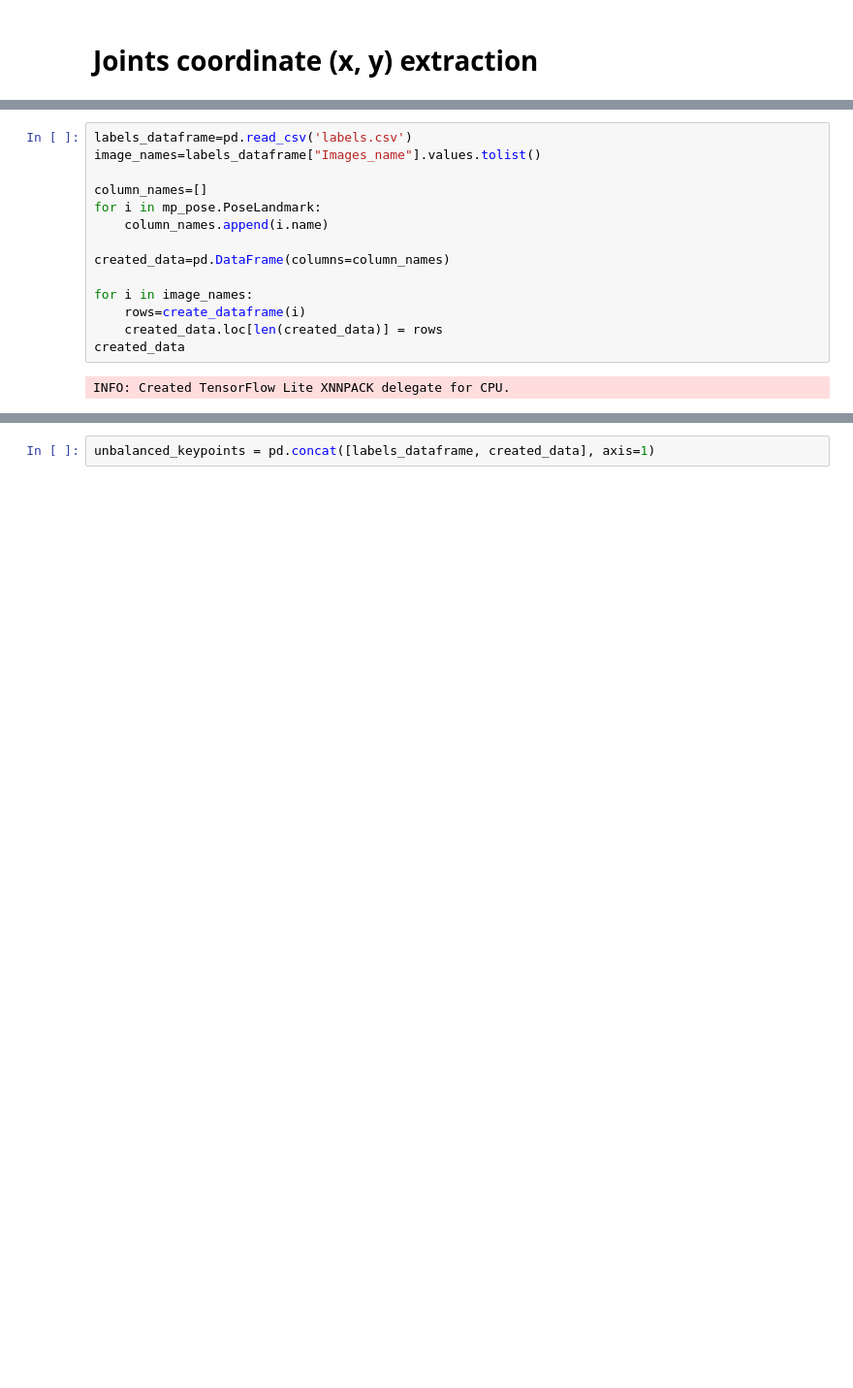
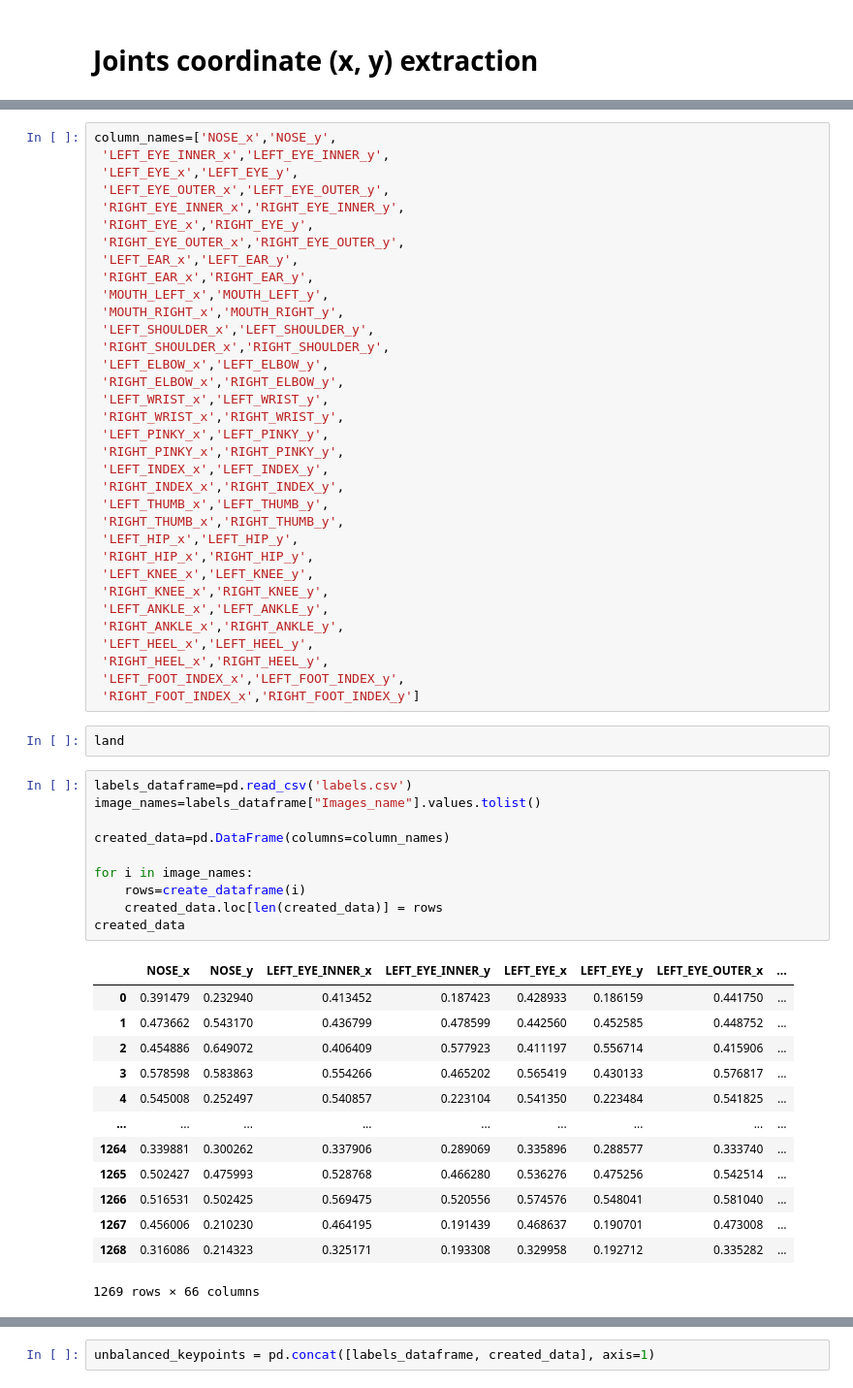
Before and after one commit to Rafsan-Gazi/Keypoint_extraction_mediapipe, a Jupyter notebook: task_1_keypoint_extraction.ipynb, the cells around one changed output, grey strips where cells are left out. Shown: that part at 97% size. Saved outputs shown, nothing was run; the diff lists cells and outputs as text; blank space fills up the shorter version.

```diff
--- a/task_1_keypoint_extraction.ipynb
+++ b/task_1_keypoint_extraction.ipynb
@@ -55,19 +60,63 @@ def create_dataframe(image_names):
             added_row.append(None)
 
     return added_row
+# %%
+column_names=['NOSE_x','NOSE_y',
+ 'LEFT_EYE_INNER_x','LEFT_EYE_INNER_y',
+ 'LEFT_EYE_x','LEFT_EYE_y',
+ 'LEFT_EYE_OUTER_x','LEFT_EYE_OUTER_y',
+ 'RIGHT_EYE_INNER_x','RIGHT_EYE_INNER_y',
+ 'RIGHT_EYE_x','RIGHT_EYE_y',
+ 'RIGHT_EYE_OUTER_x','RIGHT_EYE_OUTER_y',
+ 'LEFT_EAR_x','LEFT_EAR_y',
+ 'RIGHT_EAR_x','RIGHT_EAR_y',
+ 'MOUTH_LEFT_x','MOUTH_LEFT_y',
+ 'MOUTH_RIGHT_x','MOUTH_RIGHT_y',
+ 'LEFT_SHOULDER_x','LEFT_SHOULDER_y',
+ 'RIGHT_SHOULDER_x','RIGHT_SHOULDER_y',
+ 'LEFT_ELBOW_x','LEFT_ELBOW_y',
+ 'RIGHT_ELBOW_x','RIGHT_ELBOW_y',
+ 'LEFT_WRIST_x','LEFT_WRIST_y',
+ 'RIGHT_WRIST_x','RIGHT_WRIST_y',
+ 'LEFT_PINKY_x','LEFT_PINKY_y',
+ 'RIGHT_PINKY_x','RIGHT_PINKY_y',
+ 'LEFT_INDEX_x','LEFT_INDEX_y',
+ 'RIGHT_INDEX_x','RIGHT_INDEX_y',
+ 'LEFT_THUMB_x','LEFT_THUMB_y',
+ 'RIGHT_THUMB_x','RIGHT_THUMB_y',
+ 'LEFT_HIP_x','LEFT_HIP_y',
+ 'RIGHT_HIP_x','RIGHT_HIP_y',
+ 'LEFT_KNEE_x','LEFT_KNEE_y',
+ 'RIGHT_KNEE_x','RIGHT_KNEE_y',
+ 'LEFT_ANKLE_x','LEFT_ANKLE_y',
+ 'RIGHT_ANKLE_x','RIGHT_ANKLE_y',
+ 'LEFT_HEEL_x','LEFT_HEEL_y',
+ 'RIGHT_HEEL_x','RIGHT_HEEL_y',
+ 'LEFT_FOOT_INDEX_x','LEFT_FOOT_INDEX_y',
+ 'RIGHT_FOOT_INDEX_x','RIGHT_FOOT_INDEX_y']
+# %%
+land
 # %%
 labels_dataframe=pd.read_csv('labels.csv')
 image_names=labels_dataframe["Images_name"].values.tolist()
-
-column_names=[]
-for i in mp_pose.PoseLandmark:
-    column_names.append(i.name)
 
 created_data=pd.DataFrame(columns=column_names)
 
 for i in image_names:
     rows=create_dataframe(i)
     created_data.loc[len(created_data)] = rows
 created_data
 # %% [output]
+|  | NOSE_x | NOSE_y | LEFT_EYE_INNER_x | LEFT_EYE_INNER_y | LEFT_EYE_x | LEFT_EYE_y | LEFT_EYE_OUTER_x | ... |
+| 0 | 0.391479 | 0.232940 | 0.413452 | 0.187423 | 0.428933 | 0.186159 | 0.441750 | ... |
+| 1 | 0.473662 | 0.543170 | 0.436799 | 0.478599 | 0.442560 | 0.452585 | 0.448752 | ... |
+| 2 | 0.454886 | 0.649072 | 0.406409 | 0.577923 | 0.411197 | 0.556714 | 0.415906 | ... |
+| 3 | 0.578598 | 0.583863 | 0.554266 | 0.465202 | 0.565419 | 0.430133 | 0.576817 | ... |
+| 4 | 0.545008 | 0.252497 | 0.540857 | 0.223104 | 0.541350 | 0.223484 | 0.541825 | ... |
+| ... | ... | ... | ... | ... | ... | ... | ... | ... |
+| 1264 | 0.339881 | 0.300262 | 0.337906 | 0.289069 | 0.335896 | 0.288577 | 0.333740 | ... |
+| 1265 | 0.502427 | 0.475993 | 0.528768 | 0.466280 | 0.536276 | 0.475256 | 0.542514 | ... |
+| 1266 | 0.516531 | 0.502425 | 0.569475 | 0.520556 | 0.574576 | 0.548041 | 0.581040 | ... |
+| 1267 | 0.456006 | 0.210230 | 0.464195 | 0.191439 | 0.468637 | 0.190701 | 0.473008 | ... |
+| 1268 | 0.316086 | 0.214323 | 0.325171 | 0.193308 | 0.329958 | 0.192712 | 0.335282 | ... |
-INFO: Created TensorFlow Lite XNNPACK delegate for CPU.
+1269 rows × 66 columns
```
Also changed, not shown: parts of 7 cells of this notebook.
